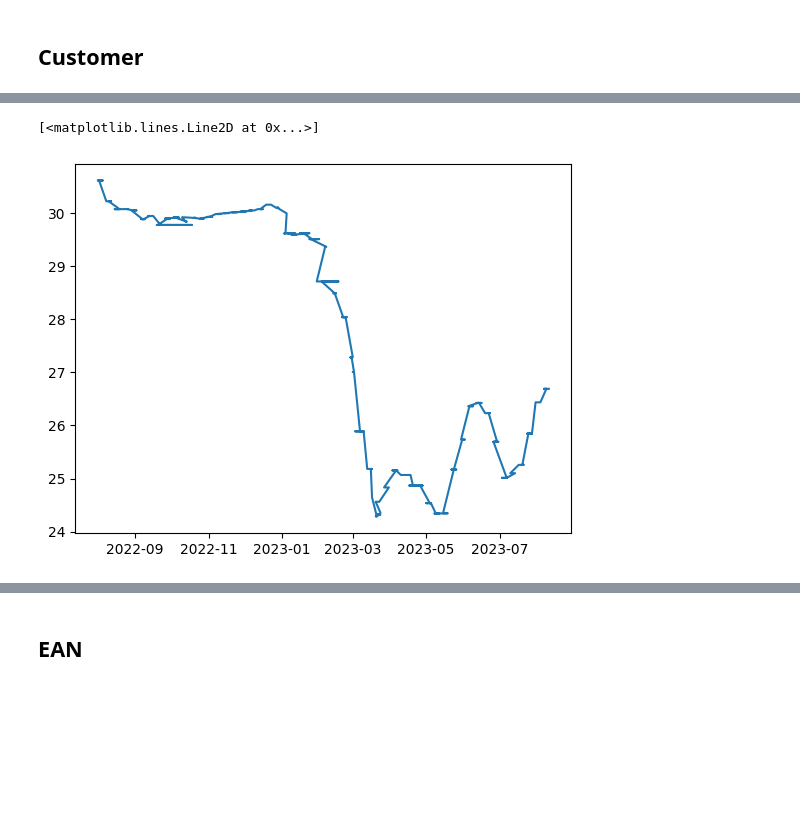
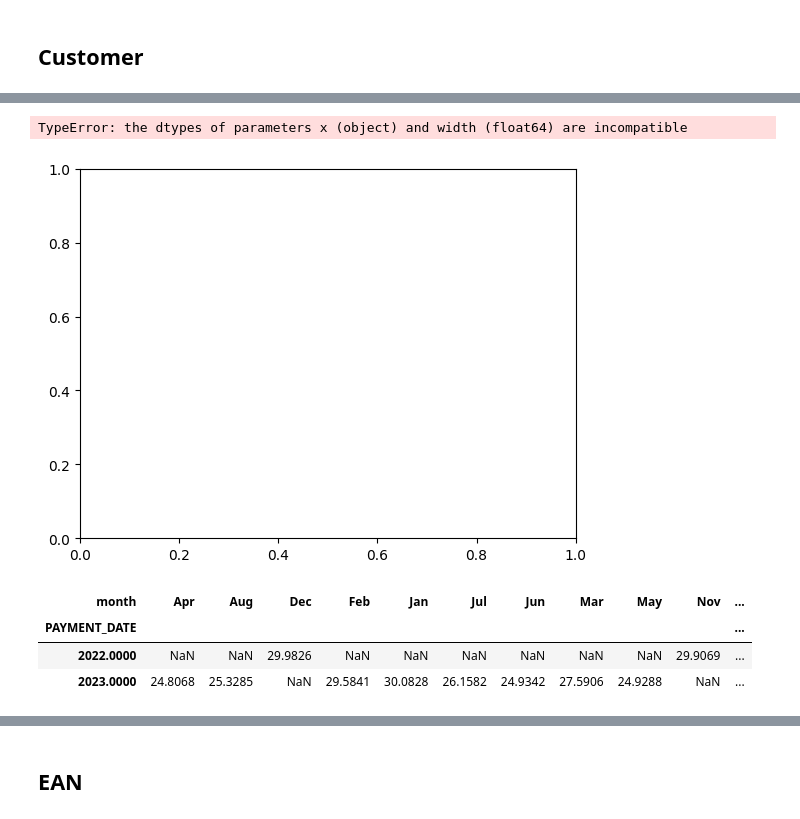
Before and after one commit to cah-madison-johnson/treasure_chest, a Jupyter notebook: WADTP/WADTP.ipynb, the cells around one changed output, grey strips where cells are left out. Cells and saved outputs as stored; diff of their text form; code cells hidden in the pictures; blank space fills up the shorter version.

```diff
--- a/WADTP/WADTP.ipynb
+++ b/WADTP/WADTP.ipynb
@@ -159,7 +159,5 @@ CONVERSIO_HEALTH_df['Weighted Invoice Value']= CONVERSIO_HEALTH_df['Sub Payment
 # CONVERSIO_HEALTH_df['WAPD']= CONVERSIO_HEALTH_df['Weighted Invoice Value']/CONVERSIO_HEALTH_df['AMOUNT_IN_LOCAL_CURRENCY']
 # %%
 import datetime
-current = CONVERSIO_HEALTH_df['PAYMENT_DATE']
-d = datetime.timedelta(days = 90)
-days_ago = current - d
-CONVERSIO_HEALTH_df['90 days ago']= days_ago
+current = pd.to_datetime(CONVERSIO_HEALTH_df['PAYMENT_DATE'])
+CONVERSIO_HEALTH_df['90_days_ago']= current - pd.to_timedelta('90 days')
@@ -165,0 +184,2 @@ CONVERSIO_HEALTH_df['90 days ago']= days_ago
+# %%
+CONVERSIO_HEALTH_df['PAYMENT_DATE']=pd.to_datetime(CONVERSIO_HEALTH_df['PAYMENT_DATE'])
@@ -165,0 +217,12 @@ CONVERSIO_HEALTH_df['90 days ago']= days_ago
+# %%
+WAPD_new = pd.Series([])
+for index, row in CONVERSIO_HEALTH_df.iterrows():
+    start_date= row['PAYMENT_DATE']
+    end_date = row['90_days_ago']
+    try:
+        ninety_day_range = CONVERSIO_HEALTH_df.query('@start_date >= PAYMENT_DATE >= @end_date')
+        WAPD= ninety_day_range['Weighted Invoice Value'].sum()/ninety_day_range['AMOUNT_IN_LOCAL_CURRENCY'].sum()
+        WAPD_new[index]=WAPD
+    except:
+        print('no PAYMENT_DATE')
+CONVERSIO_HEALTH_df.insert(16, "WAPD", WAPD_new)
@@ -204,0 +281,3 @@ t = search_customer(customer)
+# %%
+CONVERSIO_HEALTH_df['month'] = CONVERSIO_HEALTH_df['PAYMENT_DATE'].dt.strftime('%b')
+CONVERSIO_HEALTH_df.head(50)
@@ -205,5 +302,12 @@ t = search_customer(customer)
 # %%
-plt.plot(t['DOCUMENT_DATE_IN_DOCUMENT'],t['WAPD'])
+plt.bar(CONVERSIO_HEALTH_df['month'],CONVERSIO_HEALTH_df['WAPD'])
 # %% [output]
-[<matplotlib.lines.Line2D at 0x...>]
+TypeError: the dtypes of parameters x (object) and width (float64) are incompatible
-[figure, old version]
+[figure, new version]
+# %%
+dfp
+# %% [output]
+| month | Apr | Aug | Dec | Feb | Jan | Jul | Jun | Mar | May | Nov | ... |
+| PAYMENT_DATE |  |  |  |  |  |  |  |  |  |  | ... |
+| 2022.0000 | NaN | NaN | 29.9826 | NaN | NaN | NaN | NaN | NaN | NaN | 29.9069 | ... |
+| 2023.0000 | 24.8068 | 25.3285 | NaN | 29.5841 | 30.0828 | 26.1582 | 24.9342 | 27.5906 | 24.9288 | NaN | ... |
```
Also changed, not shown: parts of 19 cells of this notebook.
